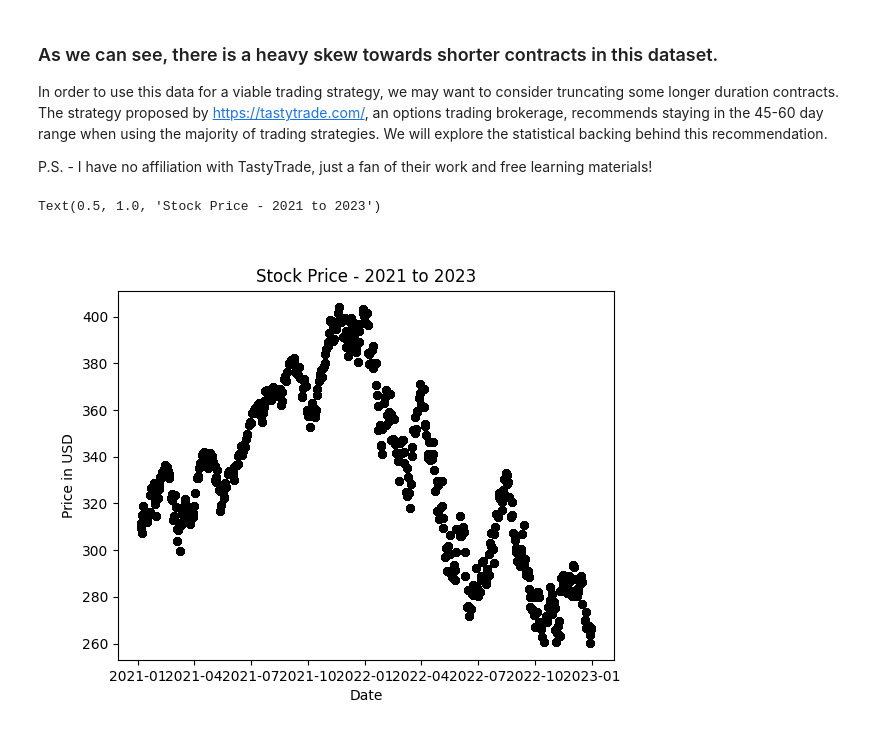
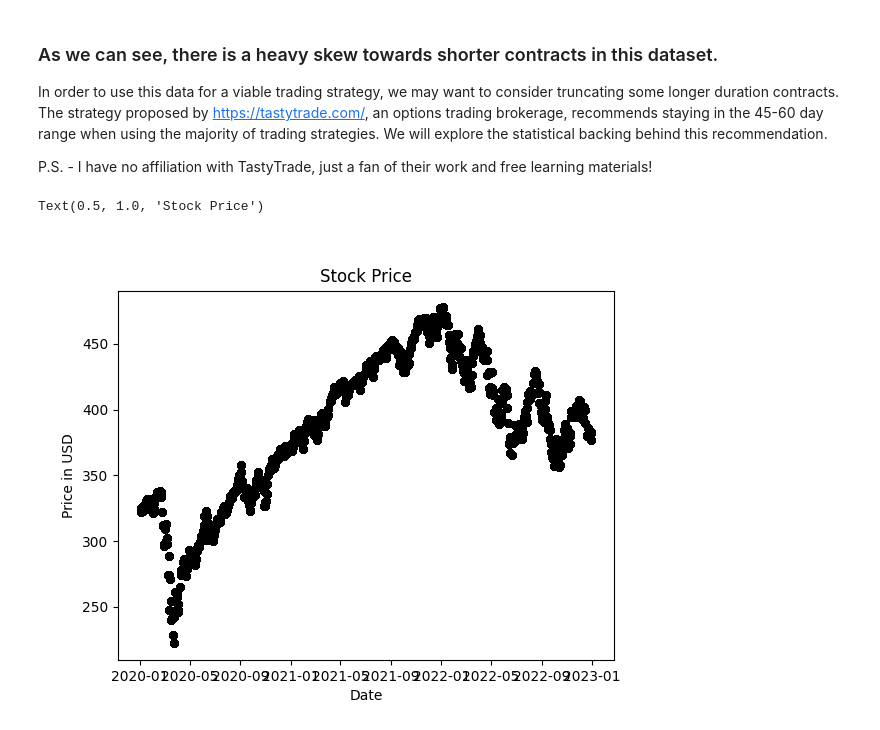
Before and after one commit to daneisburgh/invaas, a Jupyter notebook: notebooks/options-historical-test.ipynb, the cells around one changed output. Saved outputs shown, nothing was run; the diff lists cells and outputs as text; code cells hidden in the pictures.

```diff
--- a/notebooks/options-historical-test.ipynb
+++ b/notebooks/options-historical-test.ipynb
@@ -10,7 +10,8 @@ pd.options.display.max_columns = 100
 pd.options.display.max_rows = 100
 
 dfs = []
-directory_path = "data/qqq-options-data-2020-2022"
+# directory_path = "data/qqq-options-data-2020-2022"
+directory_path = "data/spy-options-data-2020-2022"
 
 for dirname, _, filenames in os.walk(directory_path):
     for filename in filenames:
@@ -71,13 +72,13 @@ P.S. - I have no affiliation with TastyTrade, just a fan of their work and free
 # %%
 plt.scatter(
     pd.to_datetime(df_numeric["QUOTE_UNIXTIME"], unit="s"), df_numeric["UNDERLYING_LAST"], color="black", alpha=0.003
 )
 plt.ylabel("Price in USD")
 plt.xlabel("Date")
-plt.title("Stock Price - 2021 to 2023")
+plt.title("Stock Price")
 # %% [output]
-Text(0.5, 1.0, 'Stock Price - 2021 to 2023')
+Text(0.5, 1.0, 'Stock Price')
-[figure, old version]
+[figure, new version]
 # %%
 df_option_history = df_final.copy()
 
```
Also changed, not shown: parts of 5 cells of this notebook, 1 other file.
